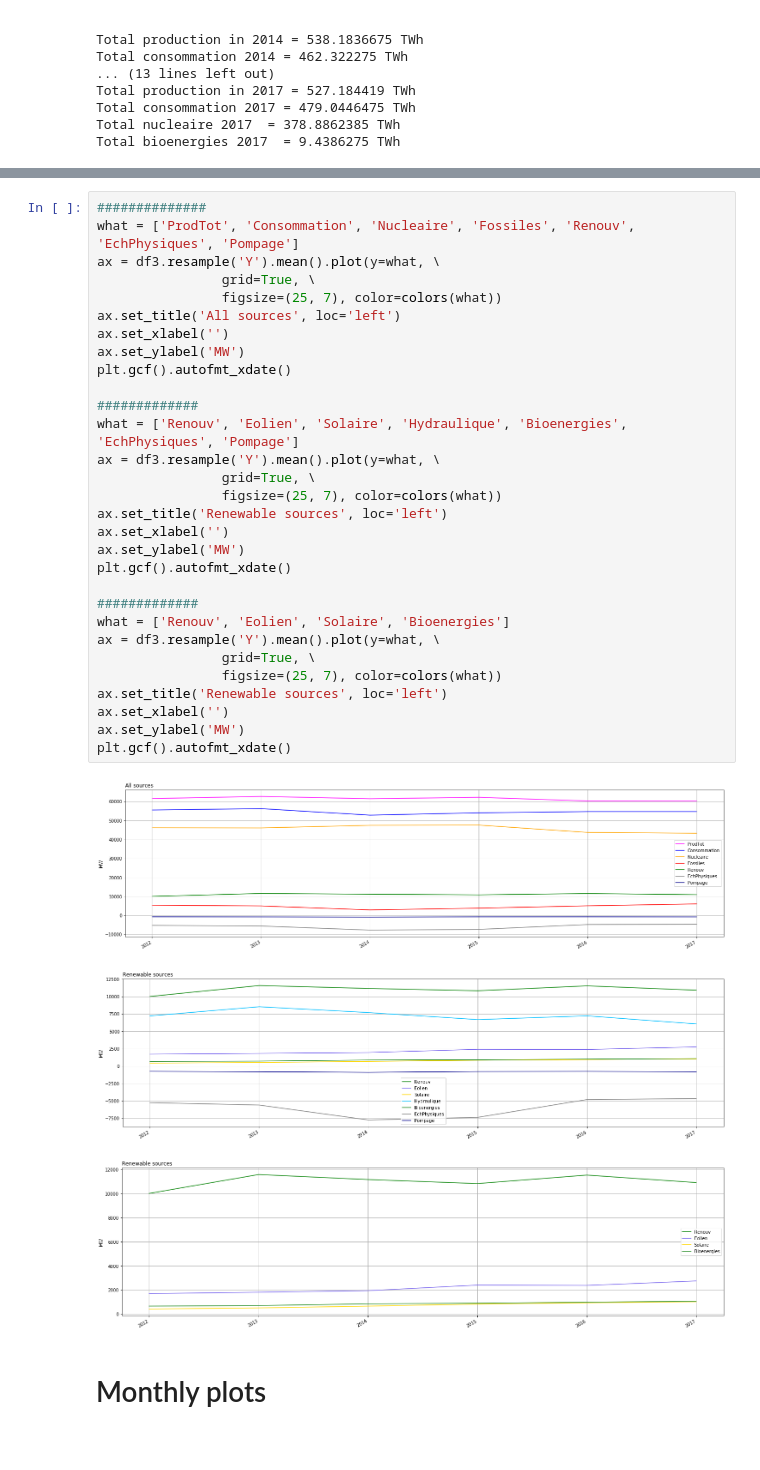
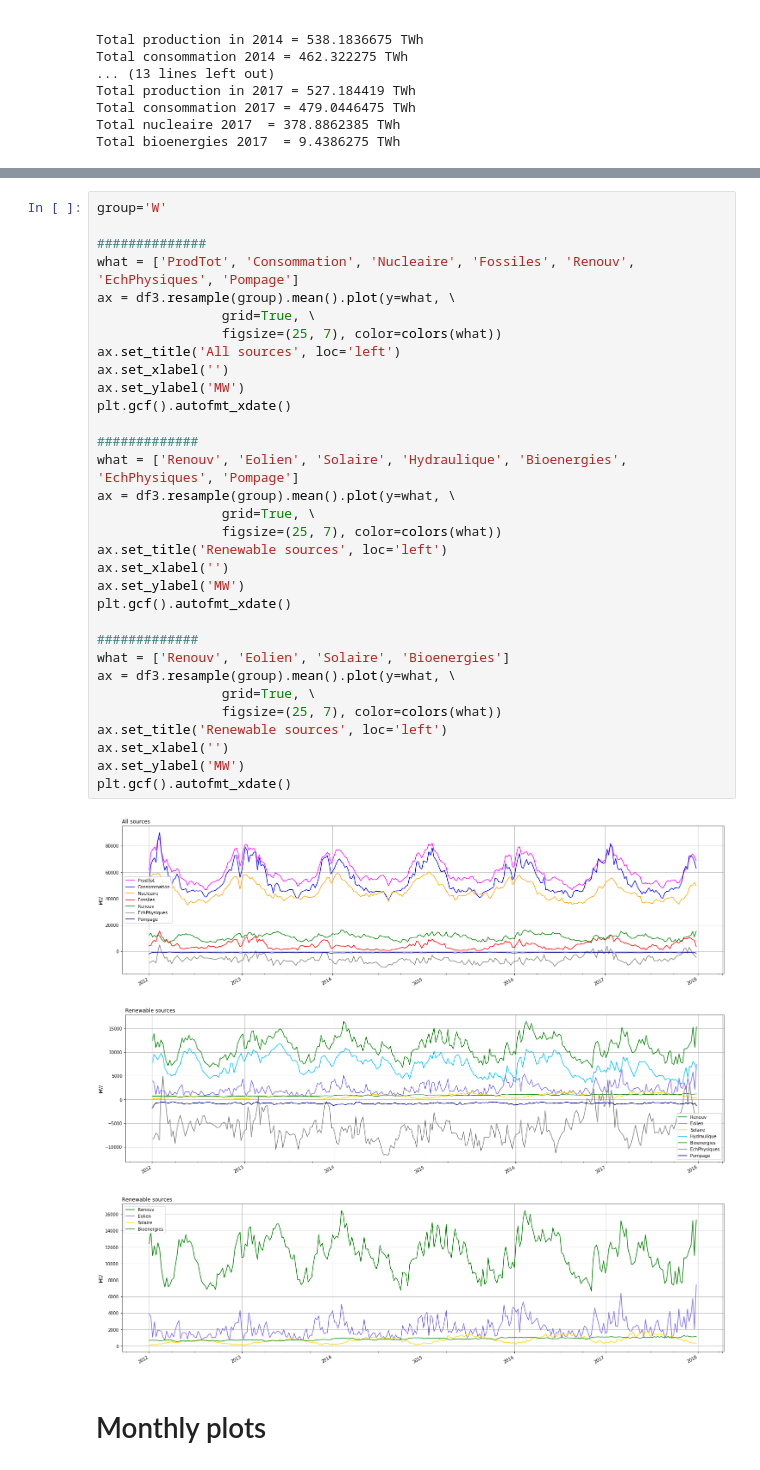
Before and after one commit to ebusato/EnergyAnalysis, a Jupyter notebook: EnergyAnalysis_RTE.ipynb, the cells around one changed output, grey strips where cells are left out. Cells and saved outputs as stored; diff of their text form.

```diff
--- a/EnergyAnalysis_RTE.ipynb
+++ b/EnergyAnalysis_RTE.ipynb
@@ -195,37 +195,39 @@ Total bioenergies 2017  = 9.4386275 TWh
 # %%
+group='W'
+
 ##############
 what = ['ProdTot', 'Consommation', 'Nucleaire', 'Fossiles', 'Renouv', 'EchPhysiques', 'Pompage']
-ax = df3.resample('Y').mean().plot(y=what, \
+ax = df3.resample(group).mean().plot(y=what, \
                 grid=True, \
                 figsize=(25, 7), color=colors(what))
 ax.set_title('All sources', loc='left')
 ax.set_xlabel('')
 ax.set_ylabel('MW')
 plt.gcf().autofmt_xdate()
 
 #############
 what = ['Renouv', 'Eolien', 'Solaire', 'Hydraulique', 'Bioenergies', 'EchPhysiques', 'Pompage']
-ax = df3.resample('Y').mean().plot(y=what, \
+ax = df3.resample(group).mean().plot(y=what, \
                 grid=True, \
                 figsize=(25, 7), color=colors(what))
 ax.set_title('Renewable sources', loc='left')
 ax.set_xlabel('')
 ax.set_ylabel('MW')
 plt.gcf().autofmt_xdate()
 
 #############
 what = ['Renouv', 'Eolien', 'Solaire', 'Bioenergies']
-ax = df3.resample('Y').mean().plot(y=what, \
+ax = df3.resample(group).mean().plot(y=what, \
                 grid=True, \
                 figsize=(25, 7), color=colors(what))
 ax.set_title('Renewable sources', loc='left')
 ax.set_xlabel('')
 ax.set_ylabel('MW')
 plt.gcf().autofmt_xdate()
 # %% [output]
-[figure, old version]
+[figure, new version]
-[figure, old version]
+[figure, new version]
-[figure, old version]
+[figure, new version]
 # %% [markdown]
 # Monthly plots
 # %%
```
Also changed, not shown: parts of 7 cells of this notebook.
